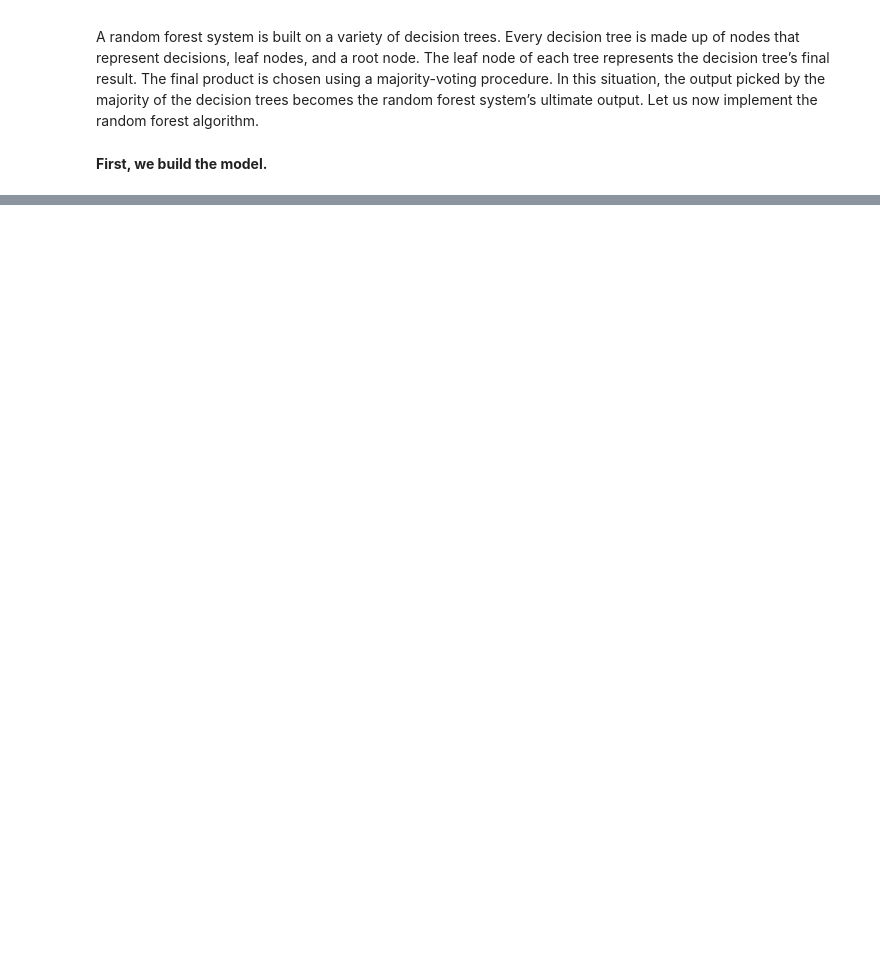
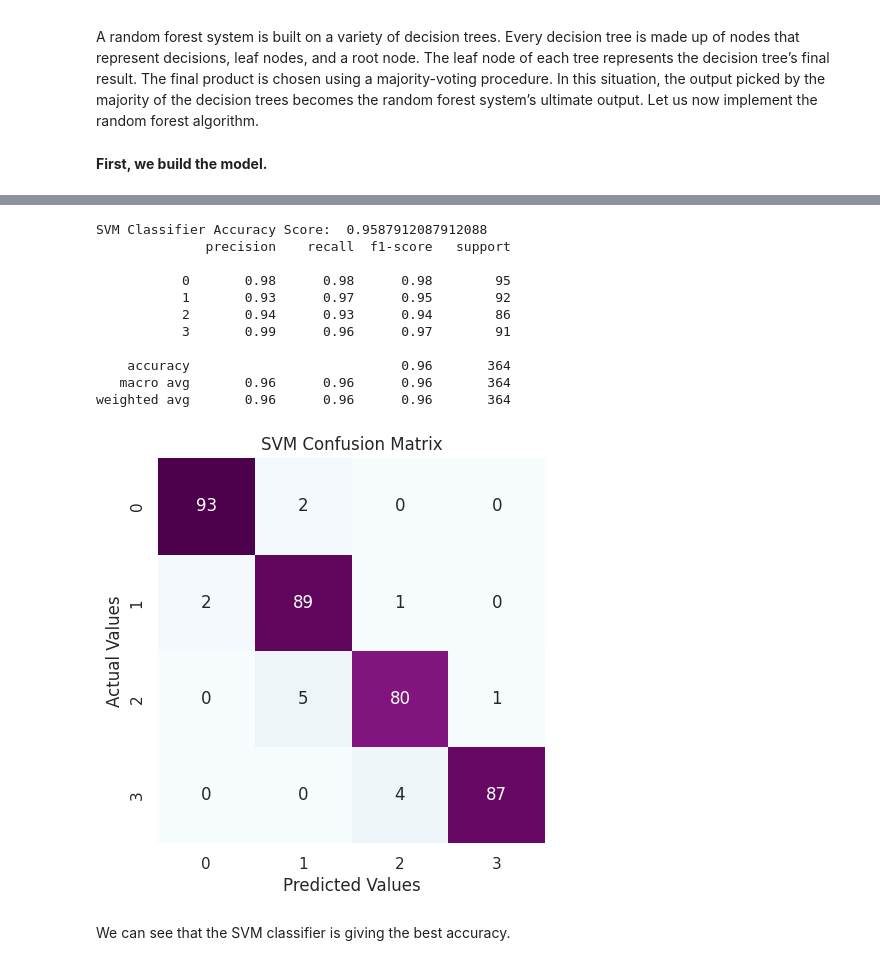
Before and after one commit to Navneet-Nicer/Mobile-Price-Prediction, a Jupyter notebook: Classification_Mobile_Price_Prediction3.ipynb, the cells around one changed output, grey strips where cells are left out. Saved outputs shown, nothing was run; the diff lists cells and outputs as text; code cells hidden in the pictures; blank space fills up the shorter version.

```diff
--- a/Classification_Mobile_Price_Prediction3.ipynb
+++ b/Classification_Mobile_Price_Prediction3.ipynb
@@ -234,0 +336,25 @@ rfc=RandomForestClassifier(bootstrap= True,
+# %%
+# Let us do the implementation of SVM.
+from sklearn import svm
+svm_clf = svm.SVC(decision_function_shape='ovo')
+svm_clf.fit(X_train, y_train)
+y_pred_svm=svm_clf.predict(X_valid)
+# %%
+# Now, we check the accuracy.
+print('SVM Classifier Accuracy Score: ',accuracy_score(y_valid,y_pred_svm))
+cm_rfc=my_confusion_matrix(y_valid, y_pred_svm, 'SVM Confusion Matrix')
+# %% [output]
+SVM Classifier Accuracy Score:  0.9587912087912088
+              precision    recall  f1-score   support
+
+           0       0.98      0.98      0.98        95
+           1       0.93      0.97      0.95        92
+           2       0.94      0.93      0.94        86
+           3       0.99      0.96      0.97        91
+
+    accuracy                           0.96       364
+   macro avg       0.96      0.96      0.96       364
+weighted avg       0.96      0.96      0.96       364
+[figure, added]
+# %% [markdown]
+We can see that the SVM classifier is giving the best accuracy.
```
Also changed, not shown: parts of 15 cells of this notebook.
